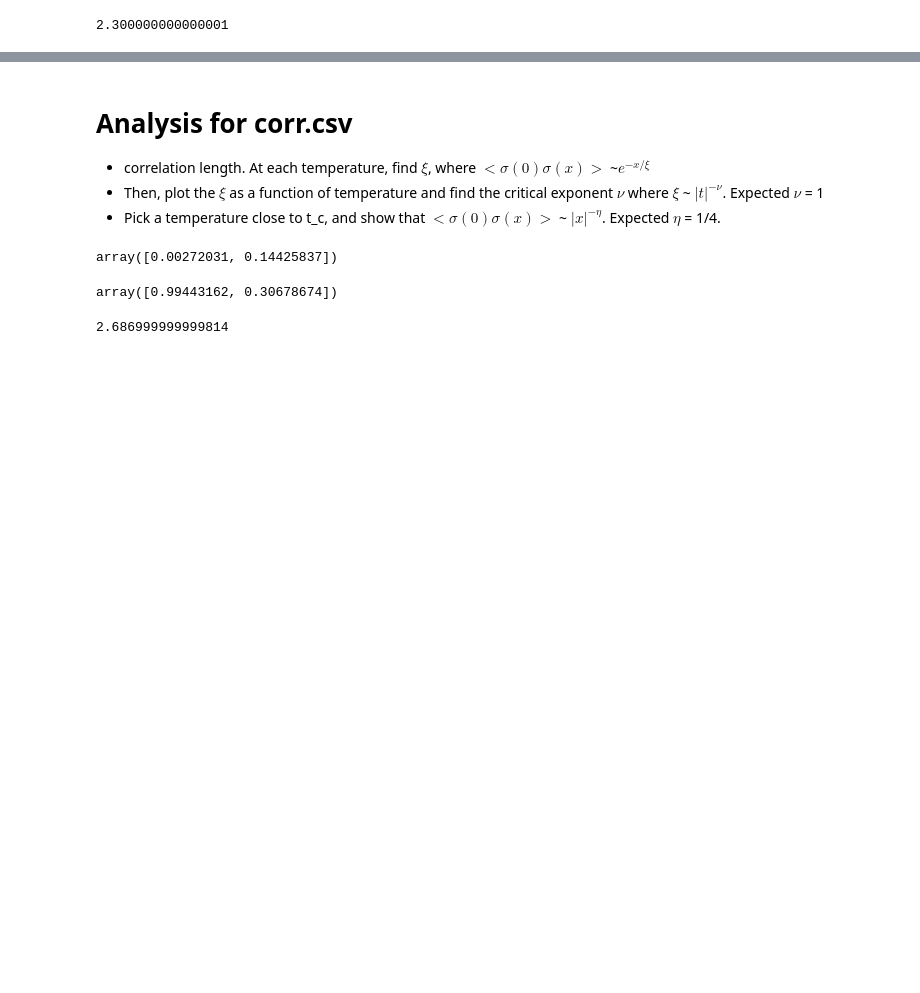
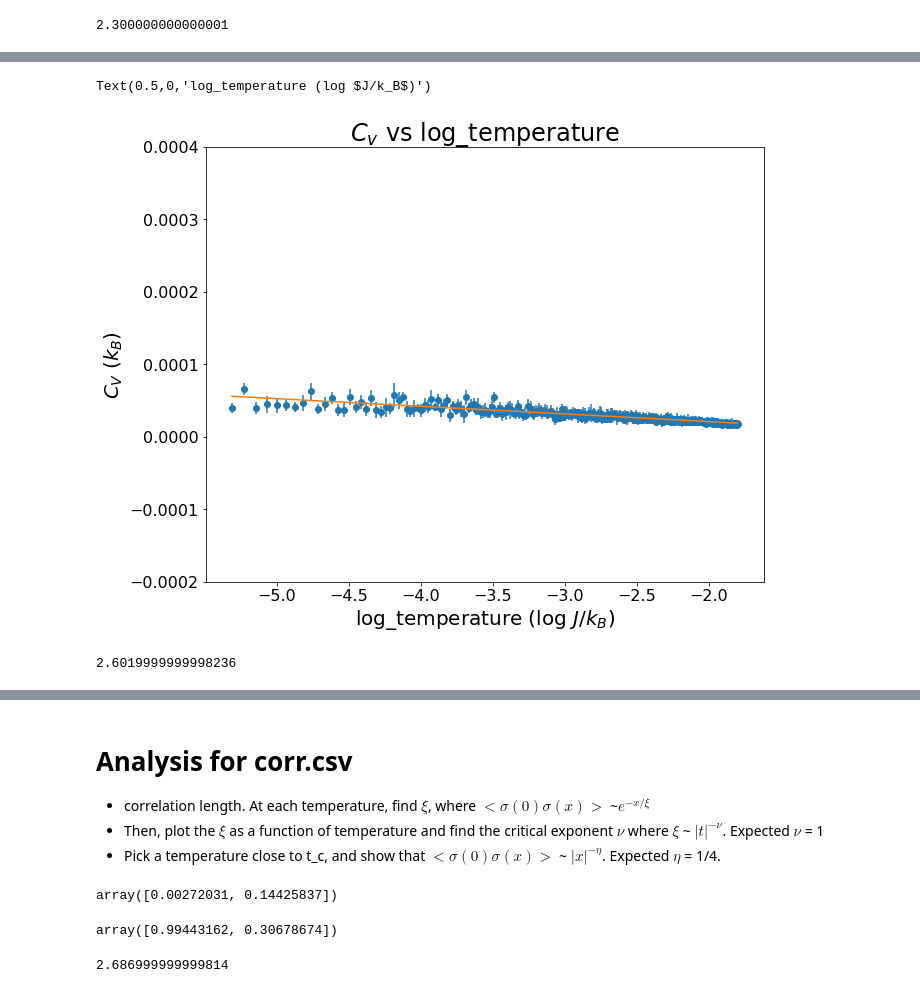
Before and after one commit to yx14/ising, a Jupyter notebook: ising-model-analysis-template.ipynb, the cells around one changed output, grey strips where cells are left out. Drawn from its saved outputs; the diff is of its cells as text; code cells hidden in the pictures; blank space fills up the shorter version.

```diff
--- a/ising-model-analysis-template.ipynb
+++ b/ising-model-analysis-template.ipynb
@@ -160,3 +152,22 @@ Text(0.5,0,'Temperature ($J/k_B$)')
+# %%
+#C_v plotting, log linear
+fig, ax_cv = plt.subplots()
+
+
+ax_cv.set_ylim([-0.0002, 0.0004])
+ax_cv.scatter(np.log(np.abs(tempR-t_c)/t_c), c_vR)
+plt.errorbar(np.log(np.abs(tempR-t_c)/t_c), c_vR, c_v_stdevR, linestyle='None')
+plt.plot(np.log(np.abs(tempR-t_c)/t_c), cv_func(tempR, params_cvR[0][0]))#[cv_func(i, params[0][0], params[0][1]) for i in temp])
+plt.title('$C_v$ vs log_temperature')
+plt.ylabel('$C_V$ ($k_B$)')
+plt.xlabel('log_temperature (log $J/k_B$)')
+# %% [output]
+Text(0.5,0,'log_temperature (log $J/k_B$)')
+[figure, added]
+# %%
+temp[1600]
+# %% [output]
+2.6019999999998236
 # %%
 #fit for Chi and get critical exponent, gamma
 chi = 1/temp*magstdev**2
```
Also changed, not shown: parts of 19 cells of this notebook, 3 other files.
